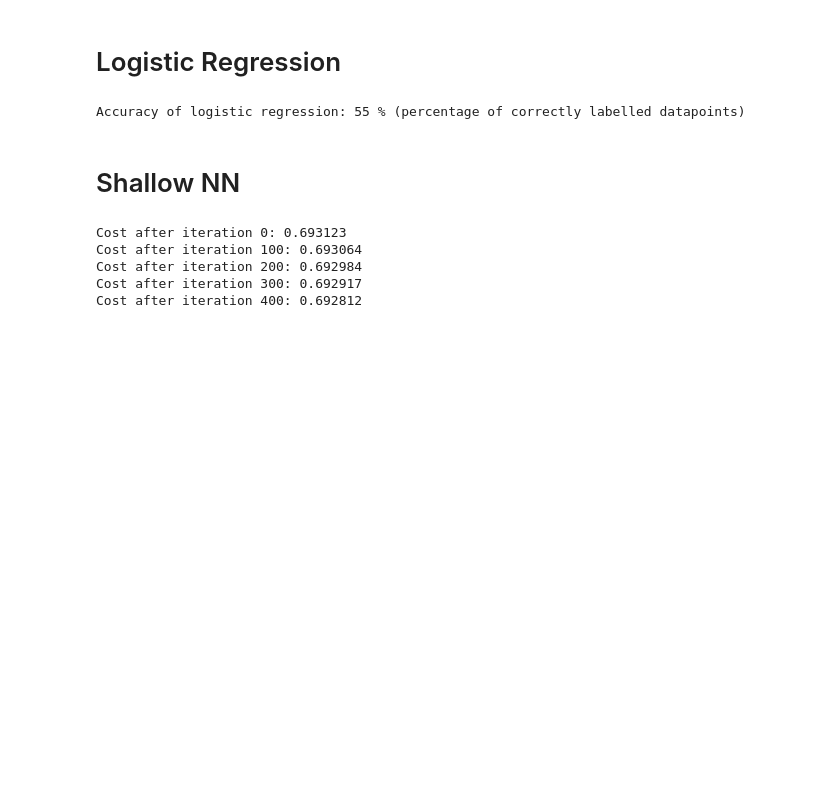
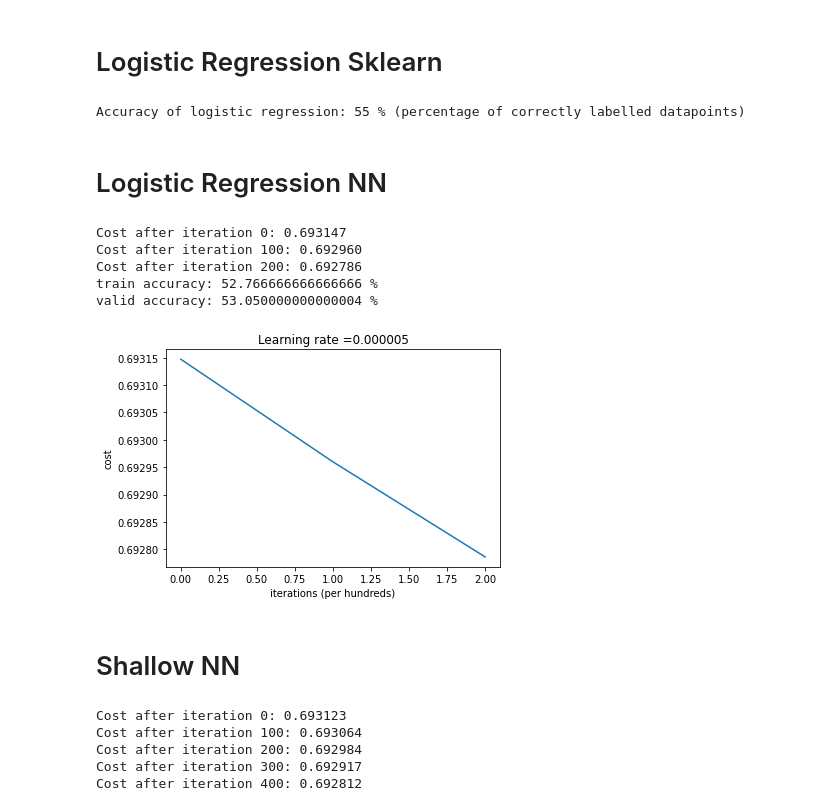
Before and after one commit to capt2101akash/deep_learning, a Jupyter notebook: main.ipynb, the cells around one changed output. Cells and saved outputs as stored; diff of their text form; code cells hidden in the pictures; blank space fills up the shorter version.

Commit message:
adds logistic regression using nn

```diff
--- a/main.ipynb
+++ b/main.ipynb
@@ -19,7 +19,7 @@ train_x = train_x/255
 valid_x = valid_x/255
 test_x = test_x/255
 # %% [markdown]
-# Logistic Regression
+# Logistic Regression Sklearn
 # %%
 clf = sklearn.linear_model.LogisticRegressionCV(max_iter = 1000)
 clf.fit(train_x_log, train_y.T)
@@ -29,6 +29,53 @@ print ('Accuracy of logistic regression: %d ' % float((np.dot(valid_y,LR_predict
        '% ' + "(percentage of correctly labelled datapoints)")
 # %% [output]
 Accuracy of logistic regression: 55 % (percentage of correctly labelled datapoints)
+# %% [markdown]
+# Logistic Regression NN
+# %%
+def model(X_train, Y_train, X_test, Y_test, num_iterations = 2000, learning_rate = 0.5, print_cost = True):
+    # initialize parameters with zeros
+     w, b = np.zeros((X_train.shape[0], 1)), 0
+
+     # Gradient descent
+     parameters, grads, costs = optimize_log(w, b, X_train, Y_train, num_iterations, learning_rate, print_cost)
+
+     # Retrieve parameters w and b from dictionary "parameters"
+     w = parameters["w"]
+     b = parameters["b"]
+
+     # Predict test/train set examples
+     Y_prediction_test = predict_log(w, b, X_test)
+     Y_prediction_train = predict_log(w, b, X_train)
+
+
+     # Print train/test Errors
+     print("train accuracy: {} %".format(100 - np.mean(np.abs(Y_prediction_train - Y_train)) * 100))
+     print("valid accuracy: {} %".format(100 - np.mean(np.abs(Y_prediction_test - Y_test)) * 100))
+
+
+     d = {"costs": costs,
+          "Y_prediction_test": Y_prediction_test,
+          "Y_prediction_train" : Y_prediction_train,
+          "w" : w,
+          "b" : b,
+          "learning_rate" : learning_rate,
+          "num_iterations": num_iterations}
+
+     plt.plot(np.squeeze(costs))
+     plt.ylabel('cost')
+     plt.xlabel('iterations (per hundreds)')
+     plt.title("Learning rate =" + "0.000005")
+     plt.show()
+     return d
+# %%
+d = model(train_x, train_y, valid_x, valid_y, num_iterations = 300, learning_rate = 0.000005, print_cost = True)
+# %% [output]
+Cost after iteration 0: 0.693147
+Cost after iteration 100: 0.692960
+Cost after iteration 200: 0.692786
+train accuracy: 52.766666666666666 %
+valid accuracy: 53.050000000000004 %
+[figure, added]
 # %% [markdown]
 # Shallow NN
 # %%
```
Also changed, not shown: 1 other file.
